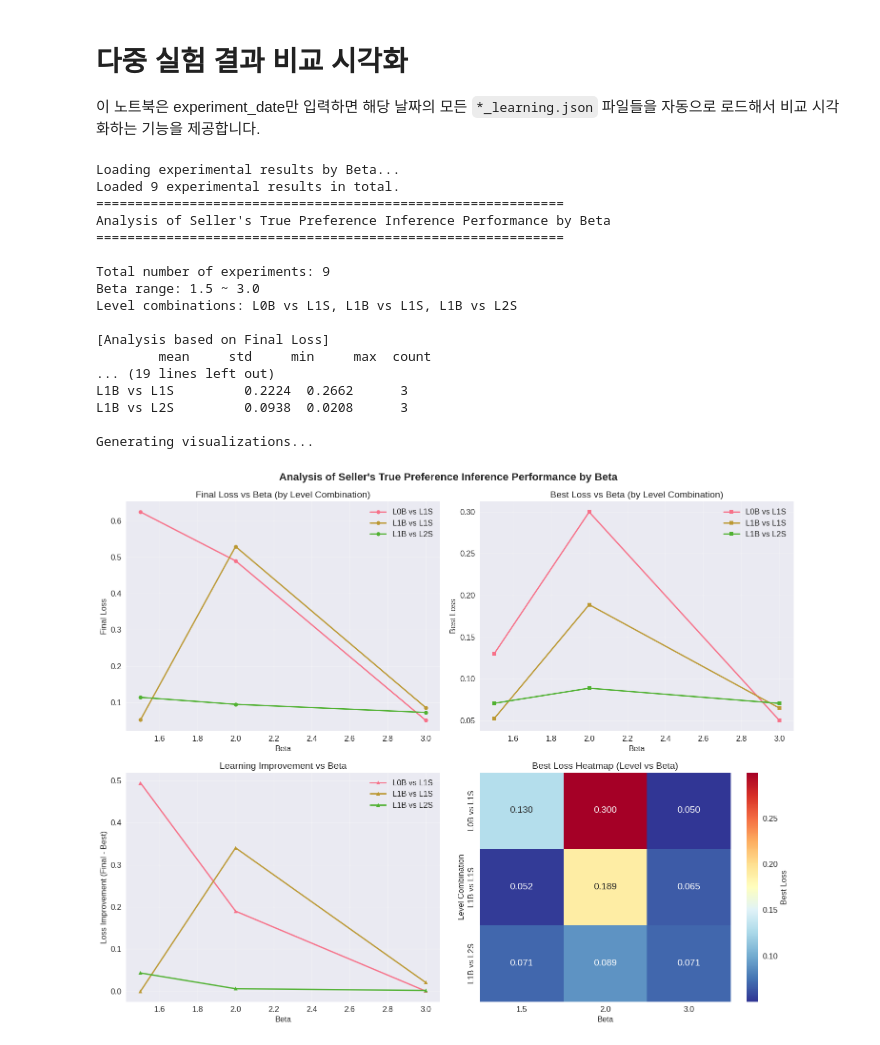
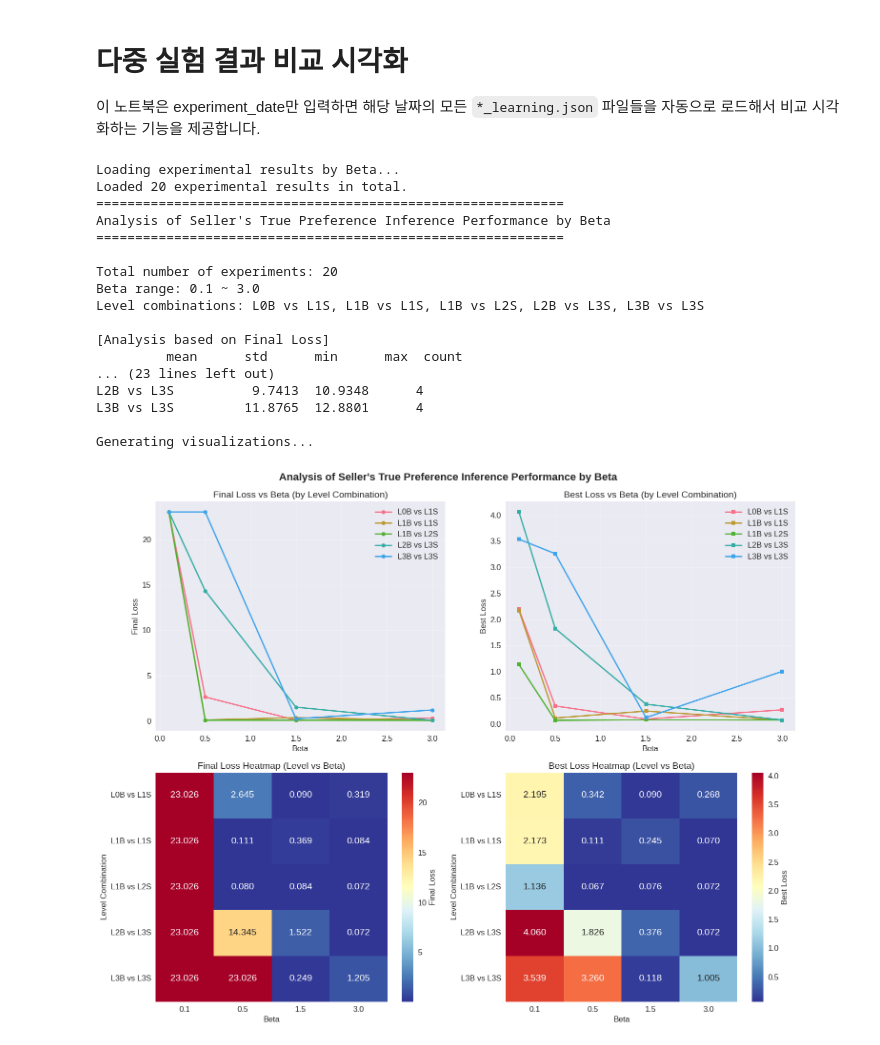
Before and after one commit to youngjinss/belief_of_belief_learning, a Jupyter notebook: notebook/exp2/visualize_synthetic_online_aggr_multi_beta.ipynb, the cells around one changed output. Drawn from its saved outputs; the diff is of its cells as text; code cells hidden in the pictures.

```diff
--- a/notebook/exp2/visualize_synthetic_online_aggr_multi_beta.ipynb
+++ b/notebook/exp2/visualize_synthetic_online_aggr_multi_beta.ipynb
@@ -28,7 +28,7 @@ plt.rcParams["legend.fontsize"] = 12
 # %%
 # 다중 실험 결과 비교를 위한 설정
 results_base_dir = "./results/exp2/"
-results_dir = f"{results_base_dir}/20250612_2129"  # 비교하고 싶은 실험 날짜 입력
+results_dir = f"{results_base_dir}/20250612_2204"  # 비교하고 싶은 실험 날짜 입력
 
 def load_beta_results(results_dir):
     """
@@ -135,21 +135,23 @@ def plot_beta_loss_comparison(df):
 
     # 3. Loss Improvement (Final - Best) vs Beta
     ax3 = axes[1, 0]
-    if 'final_loss' in df.columns and 'best_loss' in df.columns:
-        df['loss_improvement'] = df['final_loss'] - df['best_loss']
-        for level_combo in df['level_combination'].unique():
-            subset = df[df['level_combination'] == level_combo]
-            ax3.plot(subset['beta'], subset['loss_improvement'],
-                    marker='^', label=level_combo, linewidth=2, markersize=6)
-        ax3.set_xlabel('Beta')
-        ax3.set_ylabel('Loss Improvement (Final - Best)')
-        ax3.set_title('Learning Improvement vs Beta')
-        ax3.legend()
-        ax3.grid(True, alpha=0.3)
+    if 'final_loss' in df.columns:
+        # pivot table 생성
+        pivot_data = df.pivot_table(values='final_loss',
+                                   index='level_combination',
+                                   columns='beta',
+                                   aggfunc='mean')
+
+        if not pivot_data.empty:
+            sns.heatmap(pivot_data, annot=True, fmt='.3f', cmap='RdYlBu_r',
+                       ax=ax3, cbar_kws={'label': 'Final Loss'})
+            ax3.set_title('Final Loss Heatmap (Level vs Beta)')
+            ax3.set_xlabel('Beta')
+            ax3.set_ylabel('Level Combination')
 
     # 4. Heatmap of Best Loss
     ax4 = axes[1, 1]
-    if 'final_loss' in df.columns:
+    if 'best_loss' in df.columns:
         # pivot table 생성
         pivot_data = df.pivot_table(values='best_loss',
                                    index='level_combination',
@@ -320,39 +322,39 @@ def main():
     df = load_beta_results(results_dir)
 
     if df.empty:
         print("No data loaded. Please check the file path and format.")
         return
 
     print(f"Loaded {len(df)} experimental results in total.")
 
     # 통계 분석
     analyze_beta_effects(df)
 
     # 시각화
     print("\nGenerating visualizations...")
     plot_beta_loss_comparison(df)
     plot_detailed_beta_analysis(df)
 
     return df
 
 # 실행
 df_results = main()
 # %% [output]
 Loading experimental results by Beta...
-Loaded 9 experimental results in total.
+Loaded 20 experimental results in total.
 ============================================================
 Analysis of Seller's True Preference Inference Performance by Beta
 ============================================================
 
-Total number of experiments: 9
-Beta range: 1.5 ~ 3.0
-Level combinations: L0B vs L1S, L1B vs L1S, L1B vs L2S
+Total number of experiments: 20
+Beta range: 0.1 ~ 3.0
+Level combinations: L0B vs L1S, L1B vs L1S, L1B vs L2S, L2B vs L3S, L3B vs L3S
 
 [Analysis based on Final Loss]
-        mean     std     min     max  count
-... (19 lines left out)
-L1B vs L1S         0.2224  0.2662      3
-L1B vs L2S         0.0938  0.0208      3
+         mean      std      min      max  count
+... (23 lines left out)
+L2B vs L3S          9.7413  10.9348      4
+L3B vs L3S         11.8765  12.8801      4
 
 Generating visualizations...
-[figure, old version]
+[figure, new version]
```
Also changed, not shown: parts of 1 cell of this notebook.
